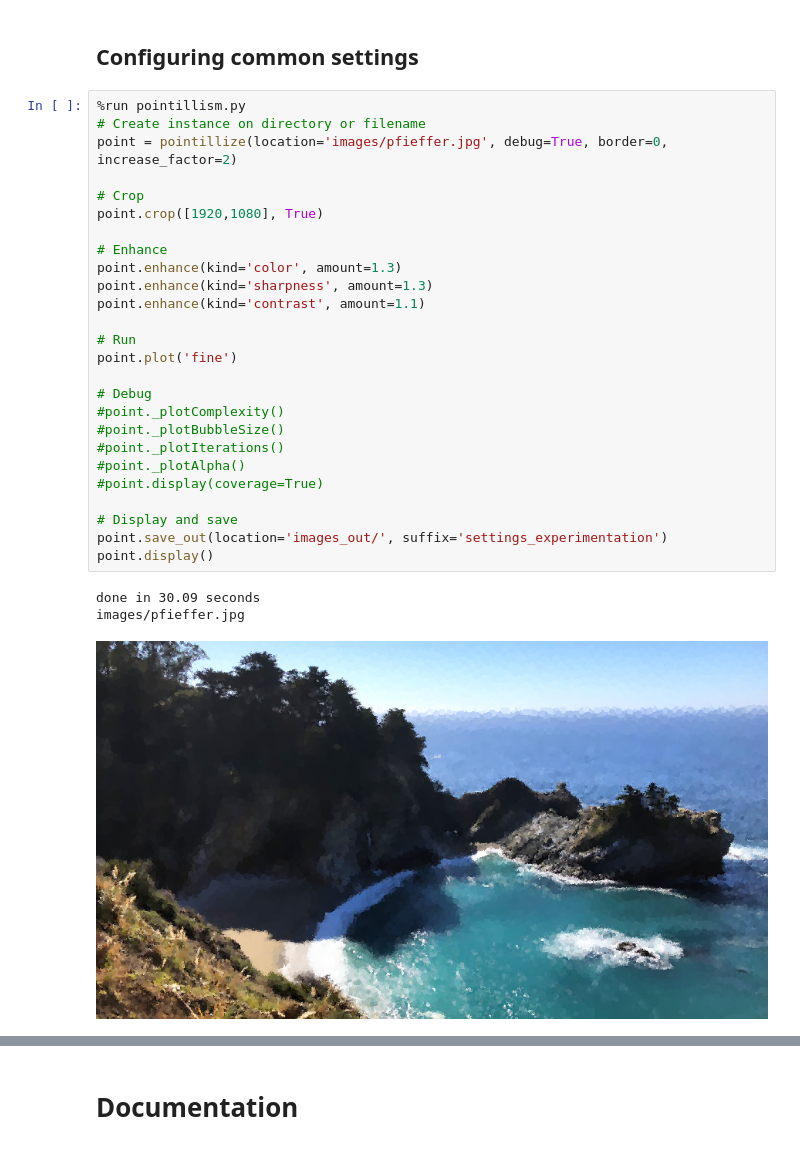
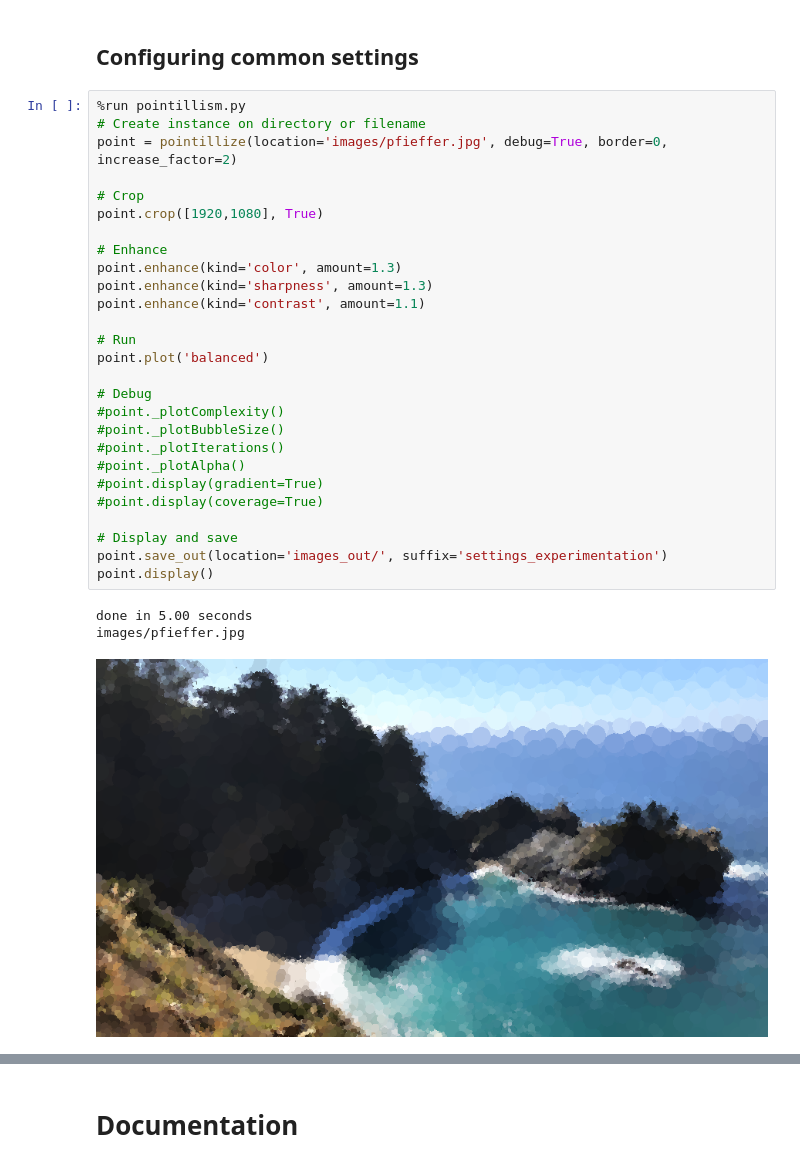
Before and after one commit to tsennott/pointillism, a Jupyter notebook: Pointillism Example Usage (working).ipynb, the cells around one changed output, grey strips where cells are left out. Drawn from its saved outputs; the diff is of its cells as text.

```diff
--- a/Pointillism Example Usage (working).ipynb
+++ b/Pointillism Example Usage (working).ipynb
@@ -365,33 +368,34 @@ images/pfieffer.jpg
 # %%
 %run pointillism.py
 # Create instance on directory or filename
 point = pointillize(location='images/pfieffer.jpg', debug=True, border=0, increase_factor=2)
 
 # Crop
 point.crop([1920,1080], True)
 
 # Enhance
 point.enhance(kind='color', amount=1.3)
 point.enhance(kind='sharpness', amount=1.3)
 point.enhance(kind='contrast', amount=1.1)
 
 # Run
-point.plot('fine')
+point.plot('balanced')
 
 # Debug
 #point._plotComplexity()
 #point._plotBubbleSize()
 #point._plotIterations()
 #point._plotAlpha()
+#point.display(gradient=True)
 #point.display(coverage=True)
 
 # Display and save
 point.save_out(location='images_out/', suffix='settings_experimentation')
 point.display()
 # %% [output]
-done in 30.09 seconds
+done in 5.00 seconds
 images/pfieffer.jpg
-[figure, old version]
+[figure, new version]
 # %%
 %run pointillism.py
 
```
Also changed, not shown: parts of 3 cells of this notebook, 1 other file.
